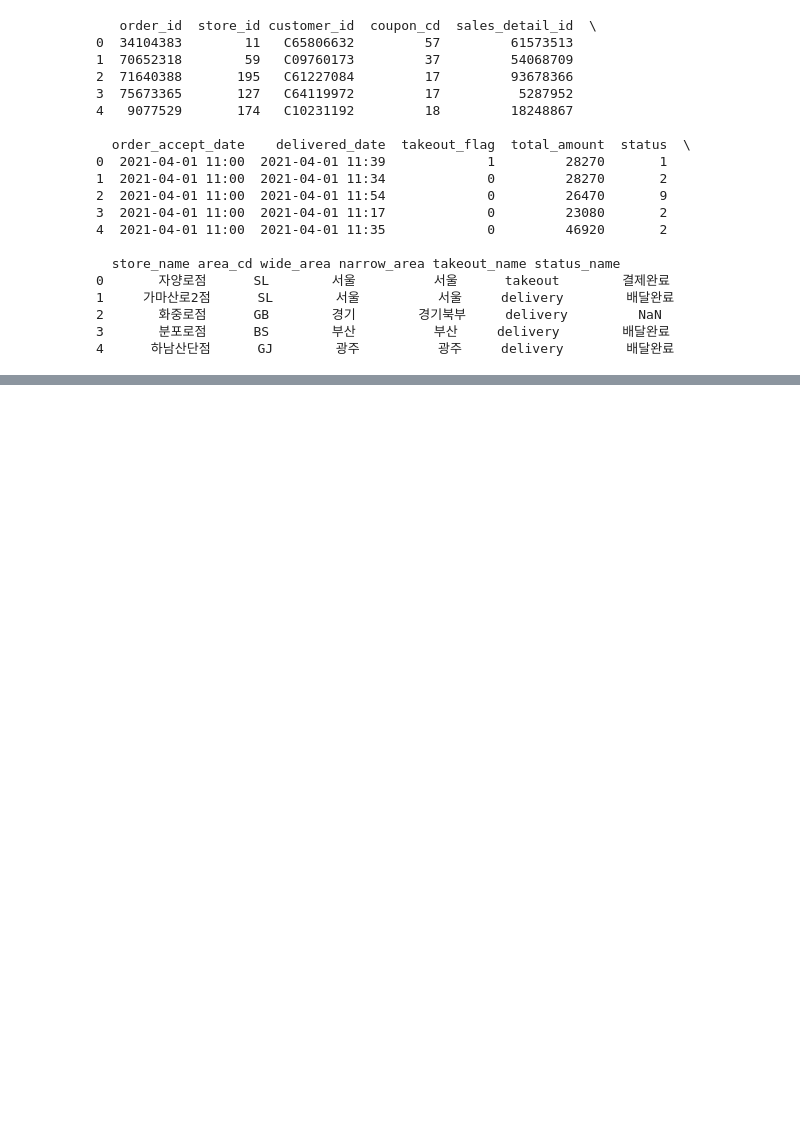
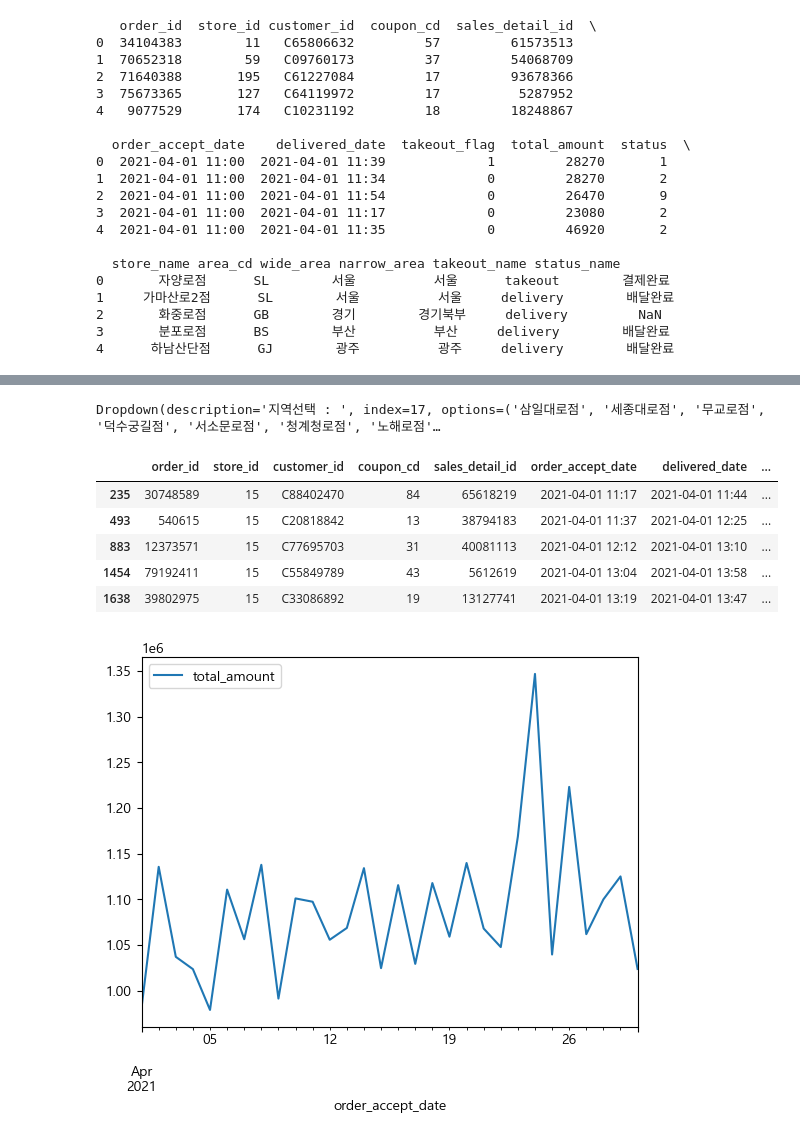
Before and after one commit to yumioh/data_analysis_lab, a Jupyter notebook: ML_100/chapter3.ipynb, the cells around one changed output, grey strips where cells are left out. Saved outputs shown, nothing was run; the diff lists cells and outputs as text; code cells hidden in the pictures; blank space fills up the shorter version.

```diff
--- a/ML_100/chapter3.ipynb
+++ b/ML_100/chapter3.ipynb
@@ -85,0 +97,35 @@ display(dropdown)
+# %%
+#한글 폰트 처리
+if os.name == 'nt' :  # windows
+    plt.rc('font', family='Malgun Gothic')
+elif os.name == 'posix' : # macos
+    plt.rc('font', family = 'AllieGothic')
+# %%
+plt.rc('axes', unicode_minus=False)
+# %%
+
+def graph_by_store(val):
+    clear_output() # 이전 출력 내용 지우기
+    display(dropdown) # 윗젯 보여주기
+    # order_data.loc 열 기준으로 new이고 상태가 1,2 것만 행으로 표기
+    pick_data = order_data.loc[(order_data['store_name'] == val['new']) & (order_data['status'].isin([1,2]))]
+    temp = pick_data[['order_accept_date', 'total_amount']].copy()
+    # datatime으로 변환
+    temp.loc[:, 'order_accept_date'] = pd.to_datetime(temp['order_accept_date'])
+    temp.set_index('order_accept_date', inplace=True)
+    # 시간의 기준(일)으로 데이터를 재구성함
+    temp.resample('D').sum().plot()
+    display(pick_data.head())
+# %%
+dropdown2 = Dropdown(options = store_list)
+dropdown2.observe(graph_by_store, names='value')
+display(dropdown2)
+# %% [output]
+Dropdown(description='지역선택 : ', index=17, options=('삼일대로점', '세종대로점', '무교로점', '덕수궁길점', '서소문로점', '청계청로점', '노해로점'…
+|  | order_id | store_id | customer_id | coupon_cd | sales_detail_id | order_accept_date | delivered_date | ... |
+| 235 | 30748589 | 15 | C88402470 | 84 | 65618219 | 2021-04-01 11:17 | 2021-04-01 11:44 | ... |
+| 493 | 540615 | 15 | C20818842 | 13 | 38794183 | 2021-04-01 11:37 | 2021-04-01 12:25 | ... |
+| 883 | 12373571 | 15 | C77695703 | 31 | 40081113 | 2021-04-01 12:12 | 2021-04-01 13:10 | ... |
+| 1454 | 79192411 | 15 | C55849789 | 43 | 5612619 | 2021-04-01 13:04 | 2021-04-01 13:58 | ... |
+| 1638 | 39802975 | 15 | C33086892 | 19 | 13127741 | 2021-04-01 13:19 | 2021-04-01 13:47 | ... |
+[figure, added]
```
Also changed, not shown: parts of 12 cells of this notebook, 1 other file.
